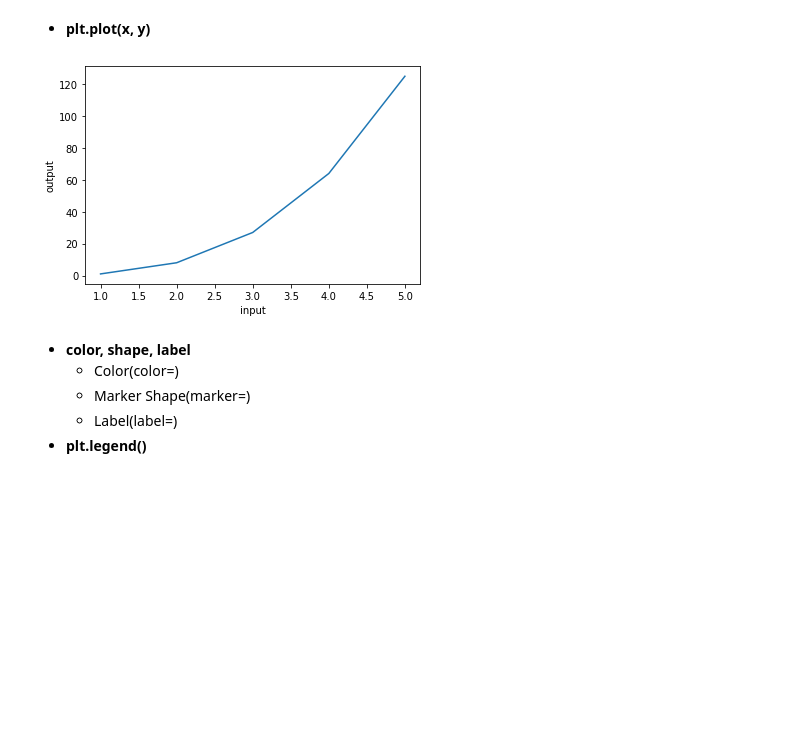
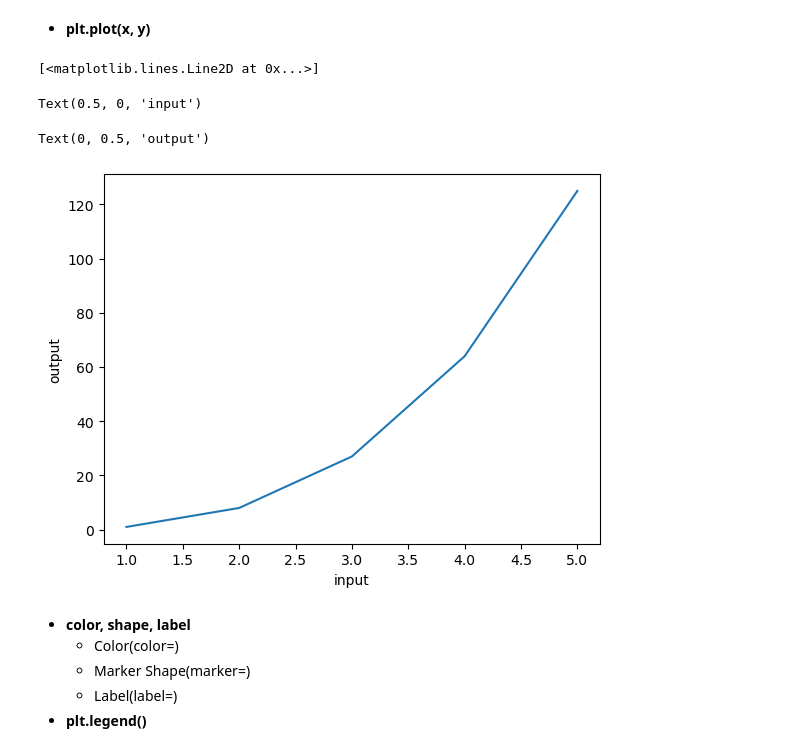
Before and after one commit to ChoDory/Machine_Learning, a Jupyter notebook: Week 2 Materials/Week02_given_code copy.ipynb, the cells around one changed output. Saved outputs shown, nothing was run; the diff lists cells and outputs as text; code cells hidden in the pictures; blank space fills up the shorter version.

```diff
--- a/Week 2 Materials/Week02_given_code copy.ipynb
+++ b/Week 2 Materials/Week02_given_code copy.ipynb
@@ -528,21 +528,24 @@ InteractiveShell.ast_node_interactivity = "last_expr"
 # %%
 import matplotlib.pyplot as plt
 import numpy as np
 
 x = [1, 2, 3, 4, 5]
 y = [1, 8, 27, 64, 125]
 
 # use .plot() to plot x and y
-None
+plt.plot(x, y)
 
 # set labels for x and y
-None
-None
+plt.xlabel('input')
+plt.ylabel('output')
 
 # use .show() to show the graph
-None
+plt.show()
 # %% [output]
+[<matplotlib.lines.Line2D at 0x...>]
+Text(0.5, 0, 'input')
+Text(0, 0.5, 'output')
-[figure, old version]
+[figure, new version]
 # %% [markdown]
 - **color, shape, label**
    - Color(color=)
```
Also changed, not shown: parts of 13 cells of this notebook.
